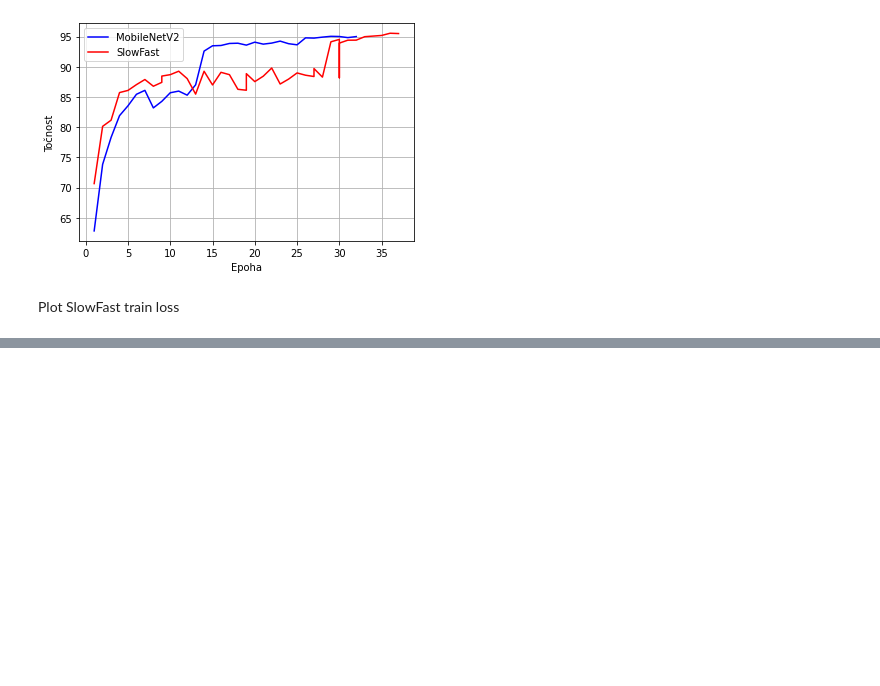
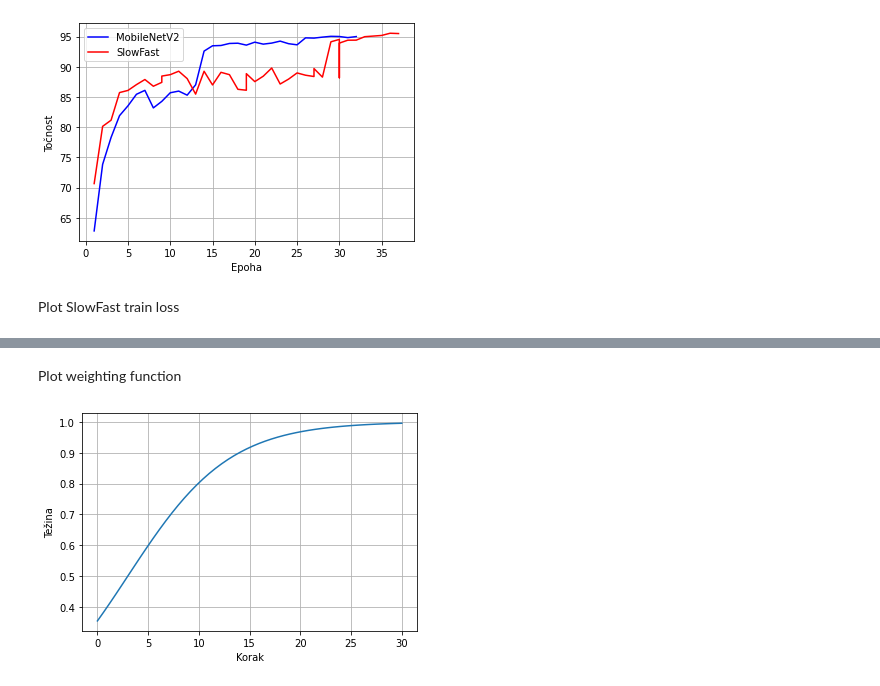
Before and after one commit to Grinjero/HandGestureClassification, a Jupyter notebook: jupyter_notebooks/plotting.ipynb, the cells around one changed output, grey strips where cells are left out. Saved outputs shown, nothing was run; the diff lists cells and outputs as text; code cells hidden in the pictures; blank space fills up the shorter version.

```diff
--- a/jupyter_notebooks/plotting.ipynb
+++ b/jupyter_notebooks/plotting.ipynb
@@ -158,0 +237,14 @@ plot_batch_loss(steps, losess, SLOWFAST_COLOR, "BatchLossSlowFast.png", "SlowFas
+# %% [markdown]
+Plot weighting function
+# %%
+import numpy as np
+x = np.linspace(0, 30)
+y = 1/(1 + np.exp(-0.2 * (x-15//4)))
+
+plt.xlabel("Korak")
+plt.ylabel("Težina")
+plt.grid()
+plt.plot(x, y)
+plt.savefig("WeightingFunction.png")
+# %% [output]
+[figure, added]
```
Also changed, not shown: parts of 10 cells of this notebook, 6 other files.
